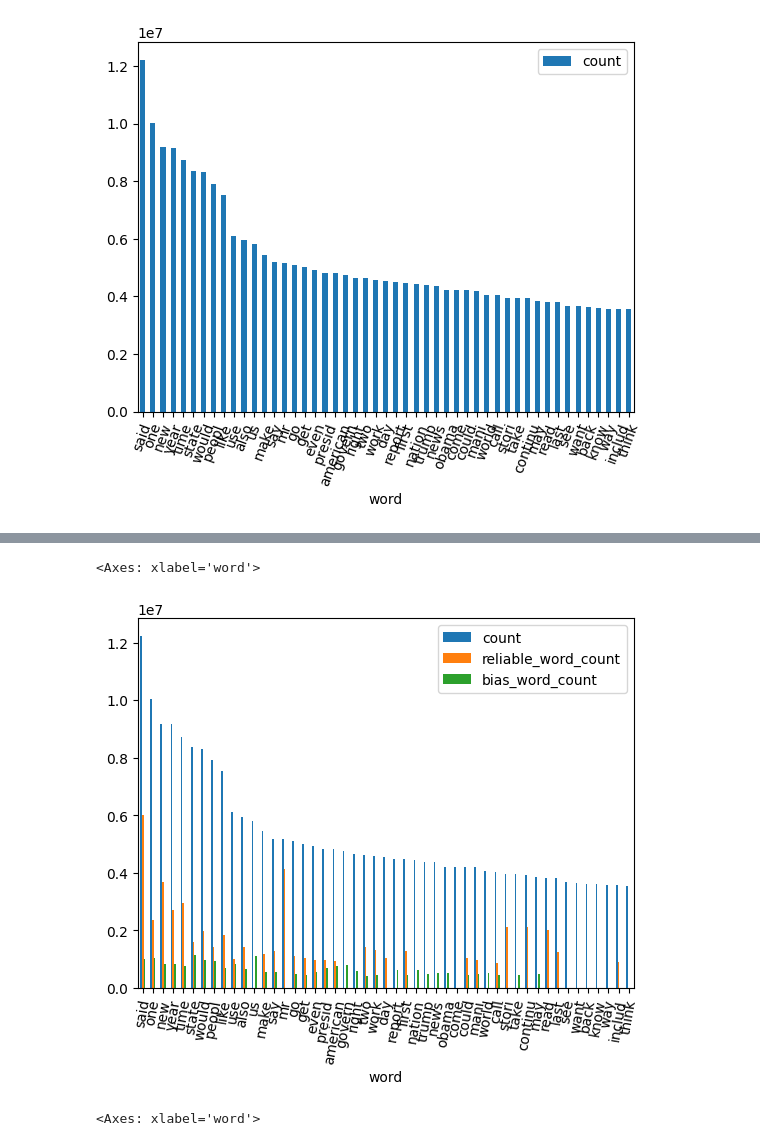
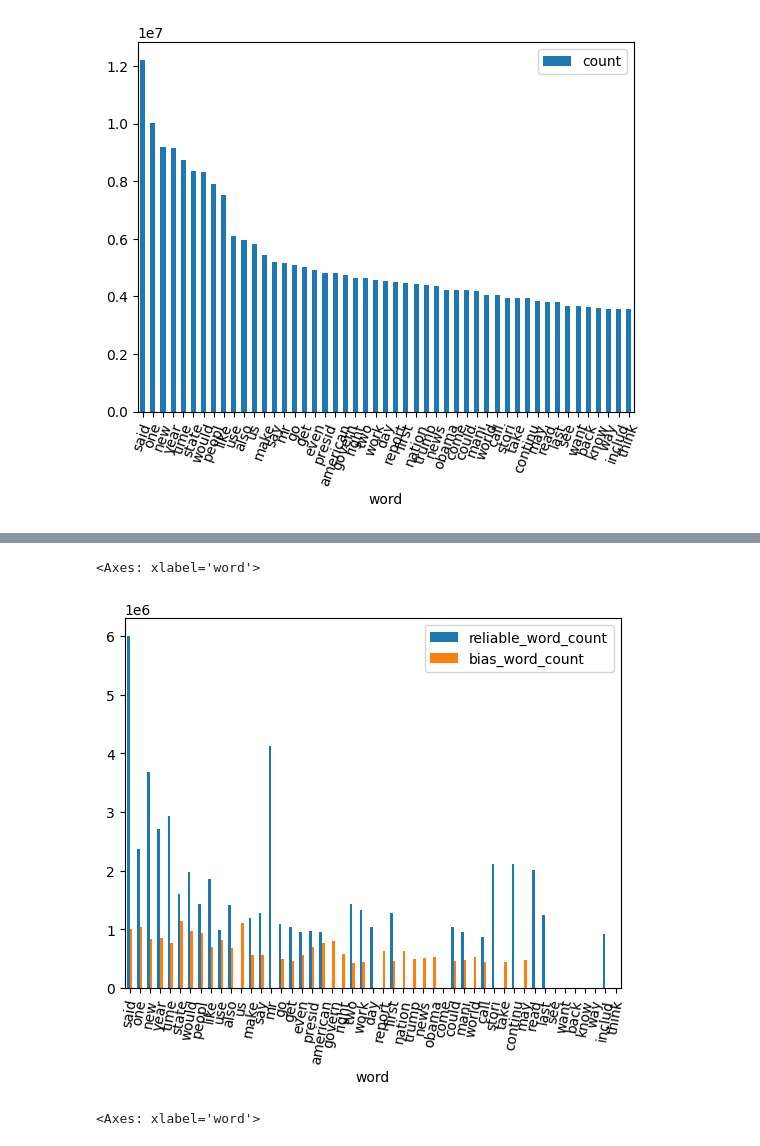
Before and after one commit to arnku/fake_news, a Jupyter notebook: data_visualization.ipynb, the cells around one changed output, grey strips where cells are left out. Drawn from its saved outputs; the diff is of its cells as text; code cells hidden in the pictures.

Commit message:
count difference reliable vs. unrealiable

```diff
--- a/data_visualization.ipynb
+++ b/data_visualization.ipynb
@@ -11,7 +11,7 @@ bias_df.head
 reliable_df = pd.read_csv('word_count_reliable.csv', nrows=49, delimiter=';')
 reliable_df.head
 
-total_df = pd.read_csv('word_count_total.csv', nrows=1000, delimiter=';')
+total_df = pd.read_csv('word_count_total.csv', nrows=100000, delimiter=';')
 
 df_trustworthy = pd.read_csv('word_count_reliable_total.csv', delimiter=';')
 df_fake = pd.read_csv('word_count_fake_total.csv', delimiter=';')
@@ -67,8 +81,8 @@ label_word_count_collumn(df_fake, df_t, 'fake_word_count')
 # %%
-df_t.iloc[0:49].plot(x='word', y=['count', 'reliable_word_count', 'bias_word_count'],kind="bar" ,rot=80)
+df_t.iloc[0:49].plot(x='word', y=['reliable_word_count', 'bias_word_count'],kind="bar" ,rot=80)
 # %% [output]
 <Axes: xlabel='word'>
-[figure, old version]
+[figure, new version]
 # %%
 # Plot fake vs. trustworthy
 df_t.iloc[0:49].plot(x='word', y=['count', 'trustworthy_word_count', 'fake_word_count'],kind="bar" ,rot=70)
```
Also changed, not shown: parts of 10 cells of this notebook.
